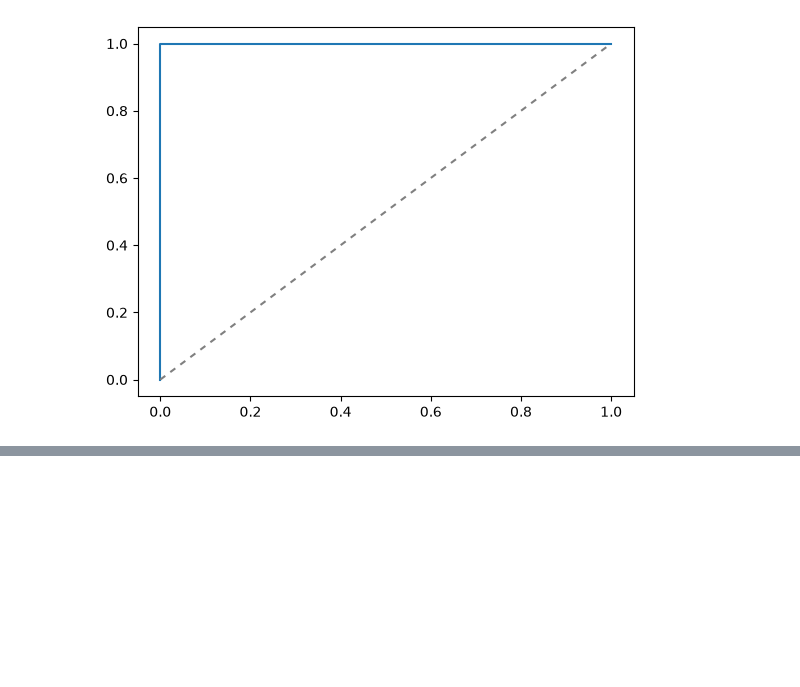
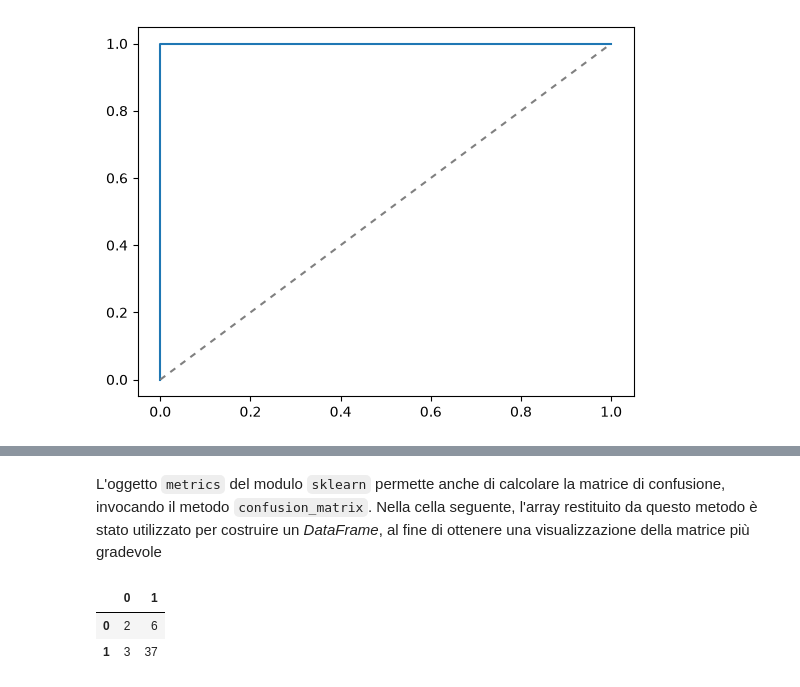
Before and after one commit to symotogno/statistica-jupyter, a Jupyter notebook: L08.ipynb, the cells around one changed output, grey strips where cells are left out. Cells and saved outputs as stored; diff of their text form; code cells hidden in the pictures; blank space fills up the shorter version.

```diff
--- a/L08.ipynb
+++ b/L08.ipynb
@@ -376,0 +483,8 @@ plt.show()
+# %% [markdown]
+L'oggetto `metrics` del modulo `sklearn` permette anche di calcolare la matrice di confusione, invocando il metodo `confusion_matrix`. Nella cella seguente, l'array restituito da questo metodo è stato utilizzato per costruire un _DataFrame_, al fine di ottenere una visualizzazione della matrice più gradevole
+# %%
+pd.DataFrame(metrics.confusion_matrix(Y_test, preds))
+# %% [output]
+|  | 0 | 1 |
+| 0 | 2 | 6 |
+| 1 | 3 | 37 |
```
Also changed, not shown: parts of 20 cells of this notebook.
